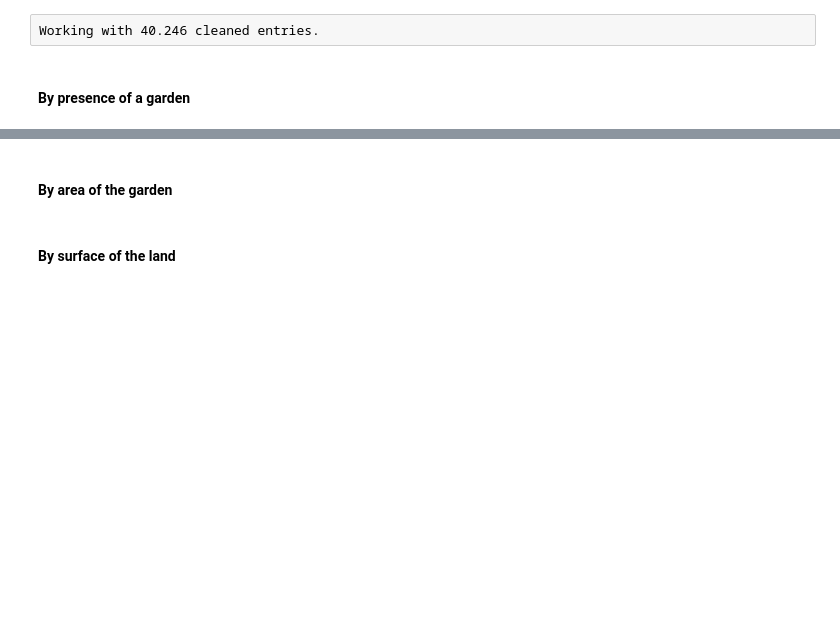
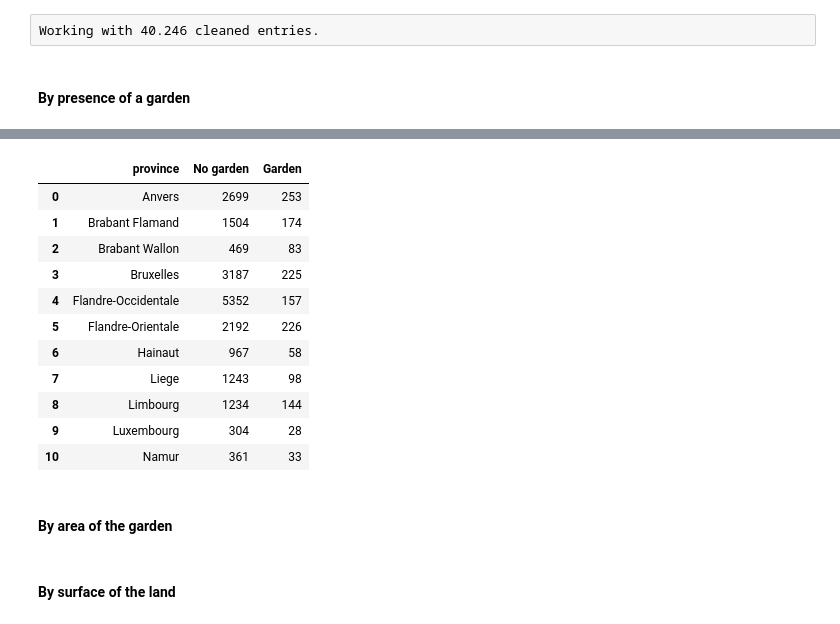
Before and after one commit to Demesmaeker/Immo_data_analysis, a Jupyter notebook: Comparisons between variables (no prices).ipynb, the cells around one changed output, grey strips where cells are left out. Saved outputs shown, nothing was run; the diff lists cells and outputs as text; code cells hidden in the pictures; blank space fills up the shorter version.

```diff
--- a/Comparisons between variables (no prices).ipynb
+++ b/Comparisons between variables (no prices).ipynb
@@ -967,0 +1013,26 @@ Working with 40.246 cleaned entries.
+# %%
+apart_loc_garden = locality_garden[locality_garden['type_of_property'] == 'apartment']
+apart_loc_garden_0 = apart_loc_garden[apart_loc_garden['garden'] == 0].groupby('province').fully_equipped_kitchen.agg(['count'])
+apart_loc_garden_1 = apart_loc_garden[apart_loc_garden['garden'] == 1].groupby('province').fully_equipped_kitchen.agg(['count'])
+
+apart_loc_garden_0.reset_index(level=0, inplace=True)
+apart_loc_garden_0 = apart_loc_garden_0.rename(columns={'count':'No garden'})
+apart_loc_garden_1.reset_index(level=0, inplace=True)
+apart_loc_garden_1 = apart_loc_garden_1.rename(columns={'count':'Garden'})
+
+apart_province_garden = pd.merge(apart_loc_garden_0, apart_loc_garden_1, how = 'outer', on='province')
+
+apart_province_garden
+# %% [output]
+|  | province | No garden | Garden |
+| 0 | Anvers | 2699 | 253 |
+| 1 | Brabant Flamand | 1504 | 174 |
+| 2 | Brabant Wallon | 469 | 83 |
+| 3 | Bruxelles | 3187 | 225 |
+| 4 | Flandre-Occidentale | 5352 | 157 |
+| 5 | Flandre-Orientale | 2192 | 226 |
+| 6 | Hainaut | 967 | 58 |
+| 7 | Liege | 1243 | 98 |
+| 8 | Limbourg | 1234 | 144 |
+| 9 | Luxembourg | 304 | 28 |
+| 10 | Namur | 361 | 33 |
```
Also changed, not shown: parts of 5 cells of this notebook, 1 other file.
